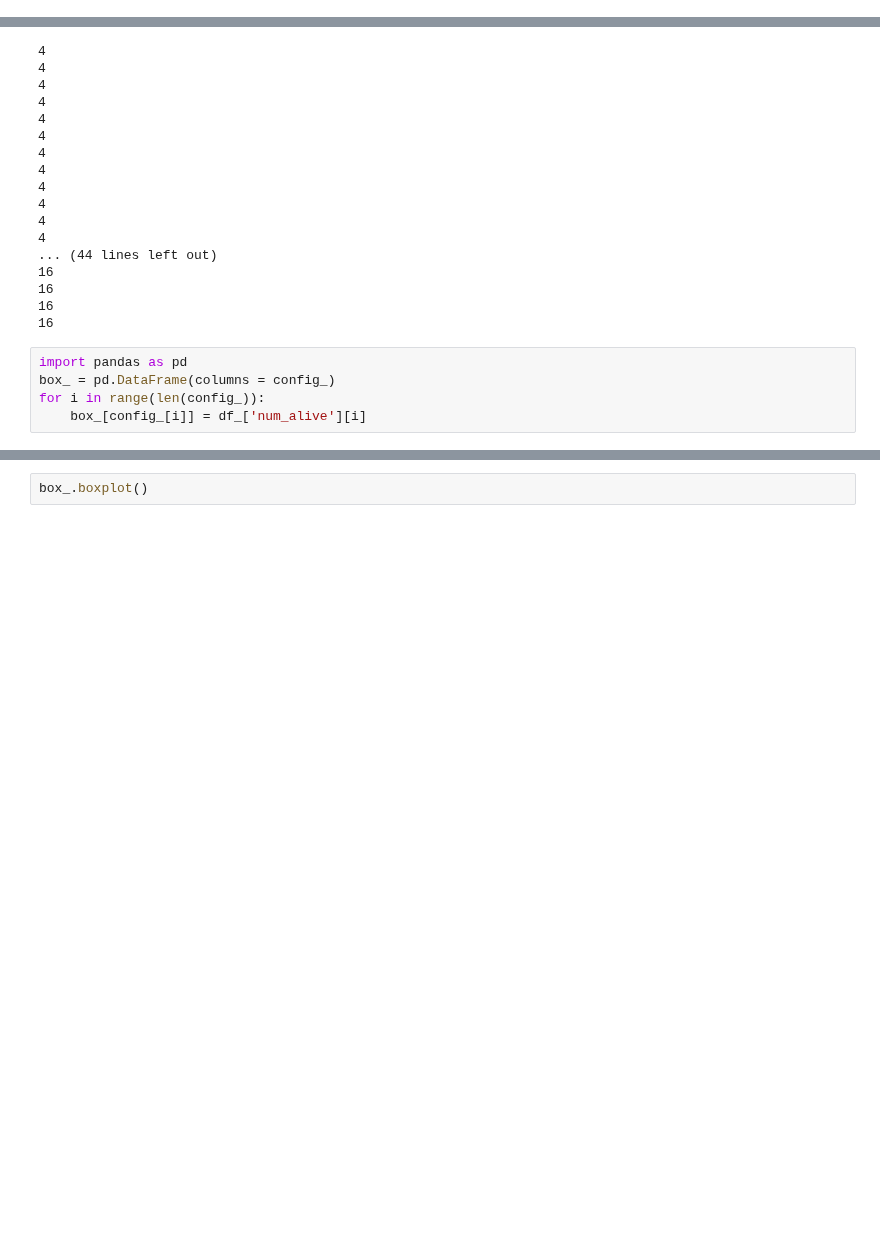
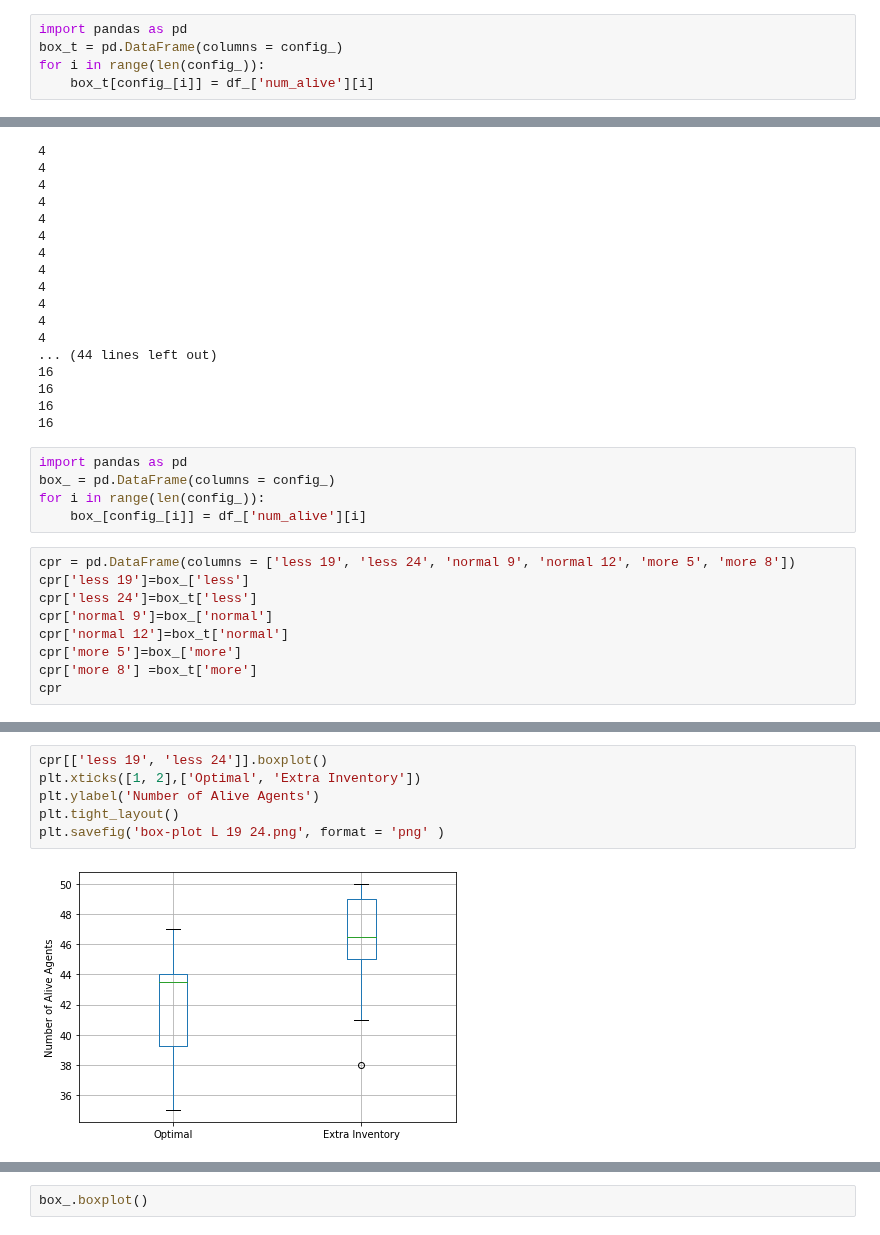
Before and after one commit to lakubis/LionIsACat, a Jupyter notebook: Felix_Learn/run_model for graph.ipynb, the cells around one changed output, grey strips where cells are left out. Drawn from its saved outputs; the diff is of its cells as text; blank space fills up the shorter version.

```diff
--- a/Felix_Learn/run_model for graph.ipynb
+++ b/Felix_Learn/run_model for graph.ipynb
@@ -518,3 +561,8 @@ sengaja-error
+# %%
+import pandas as pd
+box_t = pd.DataFrame(columns = config_)
+for i in range(len(config_)):
+    box_t[config_[i]] = df_['num_alive'][i]
 # %%
 map_width = 50
 map_height = 50
@@ -568,3 +616,12 @@ import pandas as pd
 box_ = pd.DataFrame(columns = config_)
 for i in range(len(config_)):
     box_[config_[i]] = df_['num_alive'][i]
+# %%
+cpr = pd.DataFrame(columns = ['less 19', 'less 24', 'normal 9', 'normal 12', 'more 5', 'more 8'])
+cpr['less 19']=box_['less']
+cpr['less 24']=box_t['less']
+cpr['normal 9']=box_['normal']
+cpr['normal 12']=box_t['normal']
+cpr['more 5']=box_['more']
+cpr['more 8'] =box_t['more']
+cpr
@@ -570,0 +640,8 @@ for i in range(len(config_)):
+# %%
+cpr[['less 19', 'less 24']].boxplot()
+plt.xticks([1, 2],['Optimal', 'Extra Inventory'])
+plt.ylabel('Number of Alive Agents')
+plt.tight_layout()
+plt.savefig('box-plot L 19 24.png', format = 'png' )
+# %% [output]
+[figure, added]
```
Also changed, not shown: parts of 65 cells of this notebook, 2 other files.
